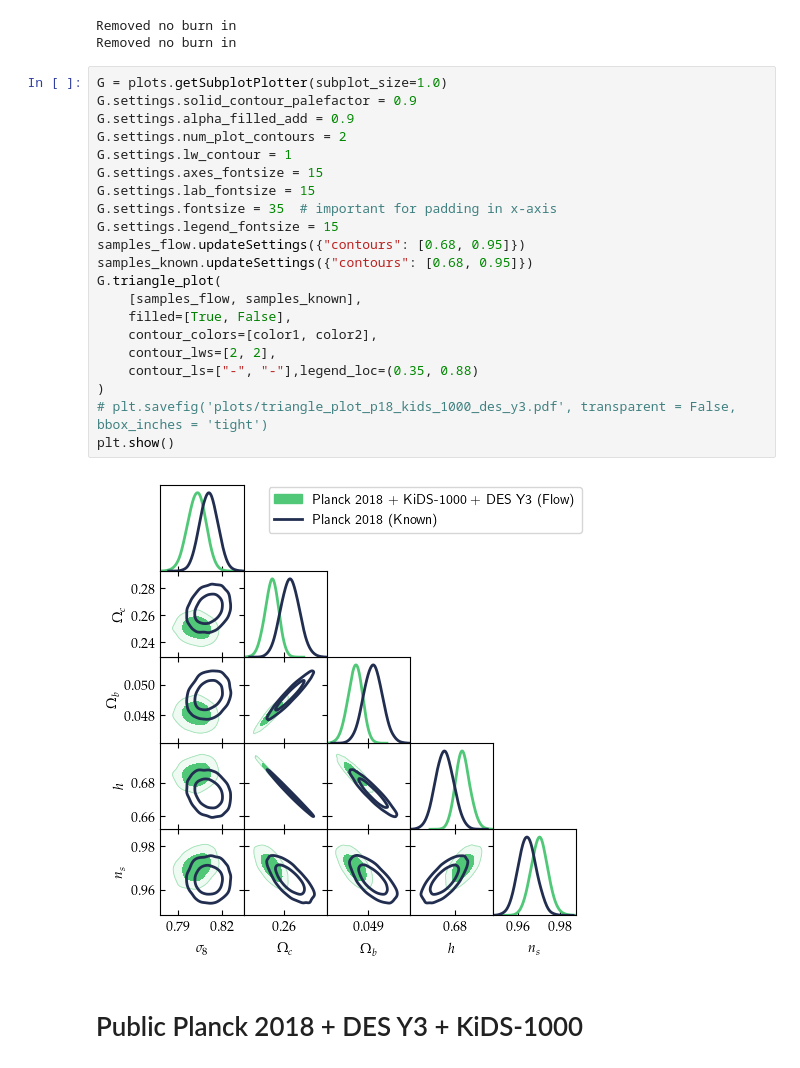
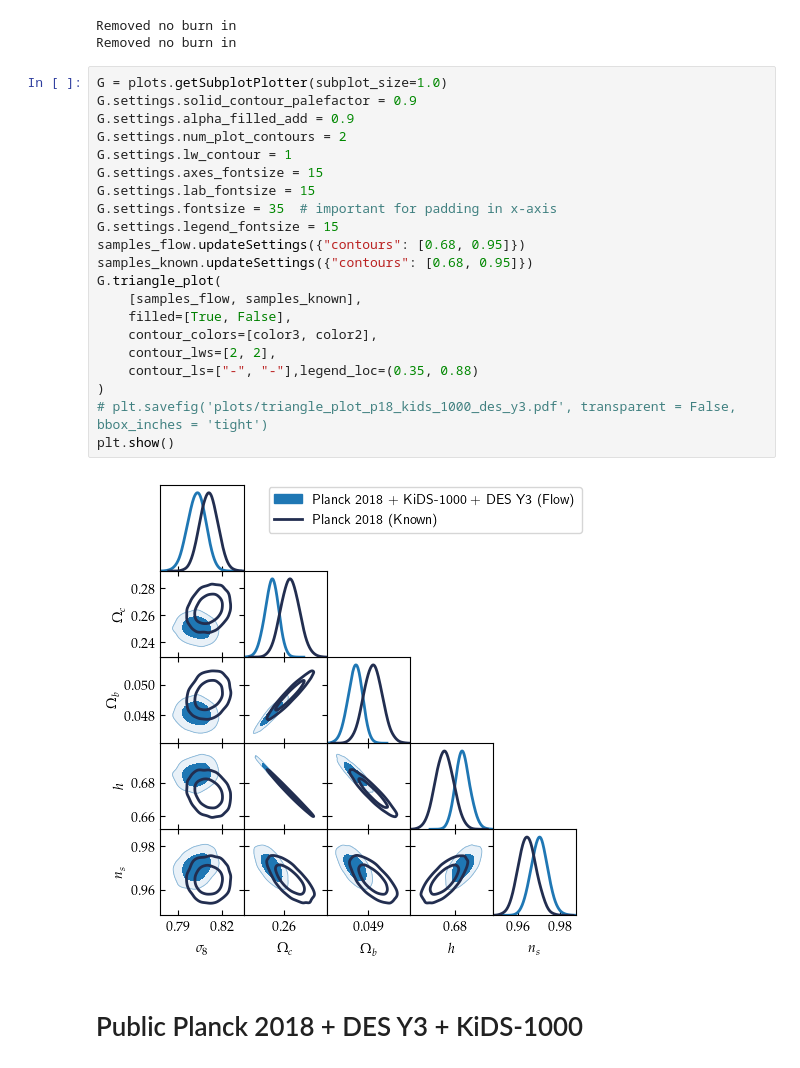
Before and after one commit to Harry45/emuflow, a Jupyter notebook: playground.ipynb, the cells around one changed output. Saved outputs shown, nothing was run; the diff lists cells and outputs as text.

```diff
--- a/playground.ipynb
+++ b/playground.ipynb
@@ -946,26 +946,26 @@ Removed no burn in
 # %%
 G = plots.getSubplotPlotter(subplot_size=1.0)
 G.settings.solid_contour_palefactor = 0.9
 G.settings.alpha_filled_add = 0.9
 G.settings.num_plot_contours = 2
 G.settings.lw_contour = 1
 G.settings.axes_fontsize = 15
 G.settings.lab_fontsize = 15
 G.settings.fontsize = 35  # important for padding in x-axis
 G.settings.legend_fontsize = 15
 samples_flow.updateSettings({"contours": [0.68, 0.95]})
 samples_known.updateSettings({"contours": [0.68, 0.95]})
 G.triangle_plot(
     [samples_flow, samples_known],
     filled=[True, False],
-    contour_colors=[color1, color2],
+    contour_colors=[color3, color2],
     contour_lws=[2, 2],
     contour_ls=["-", "-"],legend_loc=(0.35, 0.88)
 )
 # plt.savefig('plots/triangle_plot_p18_kids_1000_des_y3.pdf', transparent = False, bbox_inches = 'tight')
 plt.show()
 # %% [output]
-[figure, old version]
+[figure, new version]
 # %% [markdown]
 # Public Planck 2018 + DES Y3 + KiDS-1000
 # %%
```
Also changed, not shown: 4 other files.
